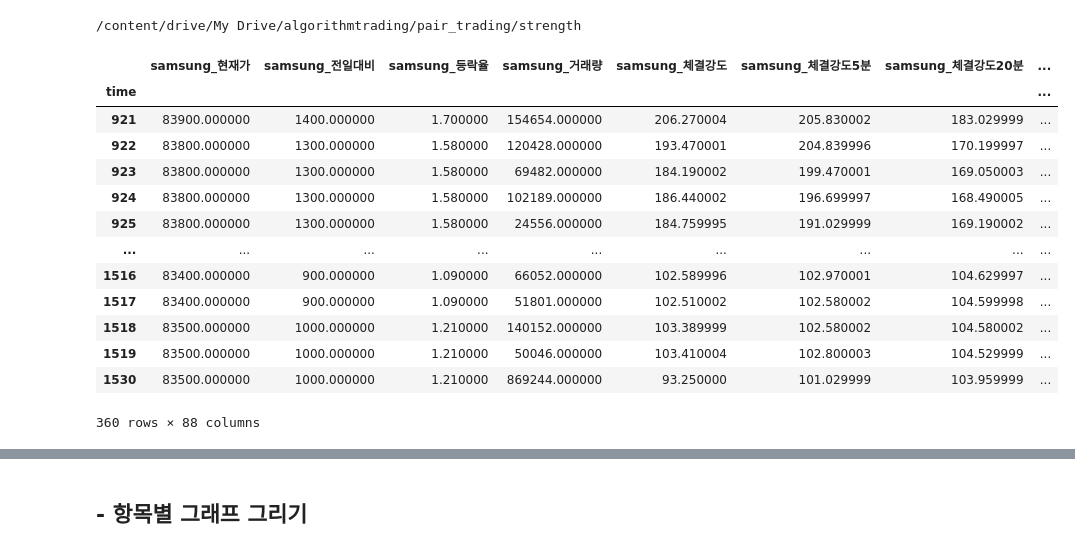
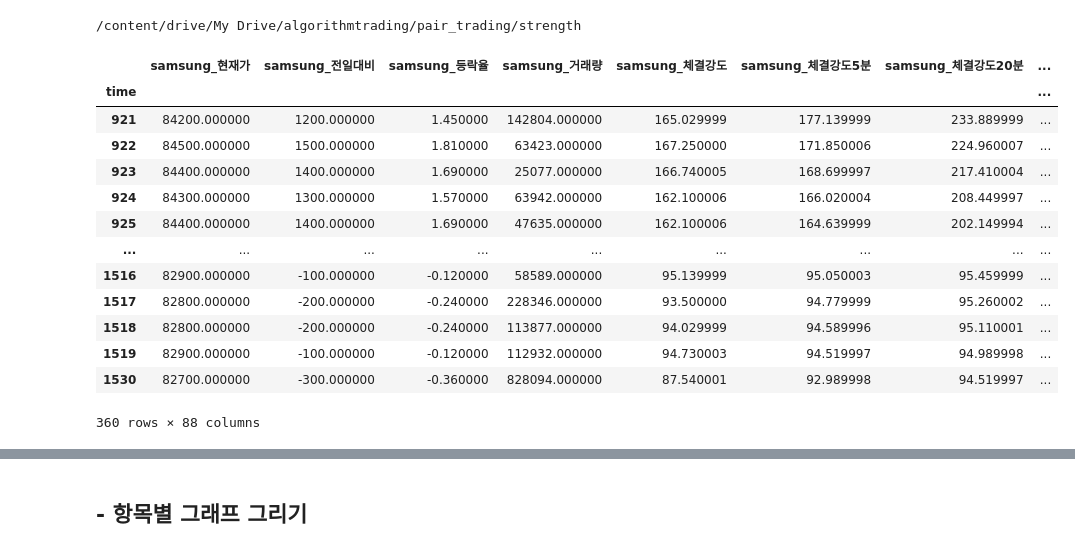
Before and after one commit to hyungchanchoi/AlgorithmTrading_pykiwoom, a Jupyter notebook: analysis/TOP10.ipynb, the cells around one changed output, grey strips where cells are left out. Cells and saved outputs as stored; diff of their text form; code cells hidden in the pictures.

```diff
--- a/analysis/TOP10.ipynb
+++ b/analysis/TOP10.ipynb
@@ -30,7 +30,7 @@ def one_day(temp,test_day):
 # %% [markdown]
 # 1. 과거 1분단위 데이터 받아오기
 # %%
-now = '20210204'
+now = '20210209'
 
 samsung = pd.read_pickle('삼성전자(m)_'+now)[['체결시간','현재가']]
 hynix = pd.read_pickle('SK하이닉스(m)_'+now)[['체결시간','현재가']]
@@ -172,7 +172,7 @@ cd strength
 # %% [output]
 /content/drive/My Drive/algorithmtrading/pair_trading/strength
 # %%
-now = '(m)20210205'
+now = '(m)20210209'
 
 codes =['samsung','hynix','lg','naver','hyundai','samsung_sdi','celltrion','kakao','mobis','ncsoft']
 
@@ -186,44 +186,44 @@ celltrion = pd.read_pickle('셀트리온_'+now)  ; celltrion.columns = ['celltri
 kakao = pd.read_pickle('카카오_'+now)  ; kakao.columns = ['kakao_현재가','kakao_전일대비','kakao_등락율','kakao_거래량','kakao_체결강도','kakao_체결강도5분','kakao_체결강도20분','kakao_체결강도60분']
 mobis = pd.read_pickle('현대모비스_'+now)  ; mobis.columns = ['mobis_현재가','mobis_전일대비','mobis_등락율','mobis_거래량','mobis_체결강도','mobis_체결강도5분','mobis_체결강도20분','mobis_체결강도60분']
 ncsoft = pd.read_pickle('엔씨소프트_'+now)  ; ncsoft.columns = ['ncsoft_현재가','ncsoft_전일대비','ncsoft_등락율','ncsoft_거래량','ncsoft_체결강도','ncsoft_체결강도5분','ncsoft_체결강도20분','ncsoft_체결강도60분']
-tiger = pd.read_pickle('엔씨소프트_'+now)  ; tiger.columns = ['tiger_현재가','tiger_전일대비','tiger_등락율','tiger_거래량','tiger_체결강도','tiger_체결강도5분','tiger_체결강도20분','tiger_체결강도60분']
+tiger = pd.read_pickle('TIGER TOP10_'+now)  ; tiger.columns = ['tiger_현재가','tiger_전일대비','tiger_등락율','tiger_거래량','tiger_체결강도','tiger_체결강도5분','tiger_체결강도20분','tiger_체결강도60분']
 
 temp =  pd.merge(left = samsung , right = hynix, how = "inner", on = "time")
 temp =  pd.merge(left = temp , right = lg, how = "inner", on = "time")
 temp =  pd.merge(left = temp , right = mobis, how = "inner", on = "time")
 temp =  pd.merge(left = temp , right = naver, how = "inner", on = "time")
 temp =  pd.merge(left = temp , right = ncsoft, how = "inner", on = "time")
 temp =  pd.merge(left = temp , right = hyundai, how = "inner", on = "time")
 temp =  pd.merge(left = temp , right = samsung_sdi, how = "inner", on = "time")
 temp =  pd.merge(left = temp , right = celltrion, how = "inner", on = "time")
 temp =  pd.merge(left = temp , right = kakao, how = "inner", on = "time")
 temp =  pd.merge(left = temp , right = tiger, how = "inner", on = "time")
 
 # temp['samsung_등락율'] = temp['samsung_등락율'] + 100
 # temp['hynix_등락율'] = temp['hynix_등락율'] + 100
 # temp['lg_등락율'] = temp['lg_등락율'] + 100
 # temp['naver_등락율'] = temp['naver_등락율'] + 100
 # temp['hyundai_등락율'] = temp['hyundai_등락율'] + 100
 # temp['samsung_sdi_등락율'] = temp['samsung_sdi_등락율'] + 100
 # temp['celltrion_등락율'] = temp['celltrion_등락율'] + 100
 # temp['kakao_등락율'] = temp['kakao_등락율'] + 100
 # temp['mobis_등락율'] = temp['mobis_등락율'] + 100
 # temp['ncsoft_등락율'] = temp['ncsoft_등락율'] + 100
 
 temp = temp[::-1]
 temp
 # %% [output]
 |  | samsung_현재가 | samsung_전일대비 | samsung_등락율 | samsung_거래량 | samsung_체결강도 | samsung_체결강도5분 | samsung_체결강도20분 | ... |
 | time |  |  |  |  |  |  |  | ... |
-| 921 | 83900.000000 | 1400.000000 | 1.700000 | 154654.000000 | 206.270004 | 205.830002 | 183.029999 | ... |
-| 922 | 83800.000000 | 1300.000000 | 1.580000 | 120428.000000 | 193.470001 | 204.839996 | 170.199997 | ... |
-| 923 | 83800.000000 | 1300.000000 | 1.580000 | 69482.000000 | 184.190002 | 199.470001 | 169.050003 | ... |
-| 924 | 83800.000000 | 1300.000000 | 1.580000 | 102189.000000 | 186.440002 | 196.699997 | 168.490005 | ... |
-| 925 | 83800.000000 | 1300.000000 | 1.580000 | 24556.000000 | 184.759995 | 191.029999 | 169.190002 | ... |
+| 921 | 84200.000000 | 1200.000000 | 1.450000 | 142804.000000 | 165.029999 | 177.139999 | 233.889999 | ... |
+| 922 | 84500.000000 | 1500.000000 | 1.810000 | 63423.000000 | 167.250000 | 171.850006 | 224.960007 | ... |
+| 923 | 84400.000000 | 1400.000000 | 1.690000 | 25077.000000 | 166.740005 | 168.699997 | 217.410004 | ... |
+| 924 | 84300.000000 | 1300.000000 | 1.570000 | 63942.000000 | 162.100006 | 166.020004 | 208.449997 | ... |
+| 925 | 84400.000000 | 1400.000000 | 1.690000 | 47635.000000 | 162.100006 | 164.639999 | 202.149994 | ... |
 | ... | ... | ... | ... | ... | ... | ... | ... | ... |
-| 1516 | 83400.000000 | 900.000000 | 1.090000 | 66052.000000 | 102.589996 | 102.970001 | 104.629997 | ... |
-| 1517 | 83400.000000 | 900.000000 | 1.090000 | 51801.000000 | 102.510002 | 102.580002 | 104.599998 | ... |
-| 1518 | 83500.000000 | 1000.000000 | 1.210000 | 140152.000000 | 103.389999 | 102.580002 | 104.580002 | ... |
-| 1519 | 83500.000000 | 1000.000000 | 1.210000 | 50046.000000 | 103.410004 | 102.800003 | 104.529999 | ... |
-| 1530 | 83500.000000 | 1000.000000 | 1.210000 | 869244.000000 | 93.250000 | 101.029999 | 103.959999 | ... |
+| 1516 | 82900.000000 | -100.000000 | -0.120000 | 58589.000000 | 95.139999 | 95.050003 | 95.459999 | ... |
+| 1517 | 82800.000000 | -200.000000 | -0.240000 | 228346.000000 | 93.500000 | 94.779999 | 95.260002 | ... |
+| 1518 | 82800.000000 | -200.000000 | -0.240000 | 113877.000000 | 94.029999 | 94.589996 | 95.110001 | ... |
+| 1519 | 82900.000000 | -100.000000 | -0.120000 | 112932.000000 | 94.730003 | 94.519997 | 94.989998 | ... |
+| 1530 | 82700.000000 | -300.000000 | -0.360000 | 828094.000000 | 87.540001 | 92.989998 | 94.519997 | ... |
 360 rows × 88 columns
```
Also changed, not shown: parts of 4 cells of this notebook.
